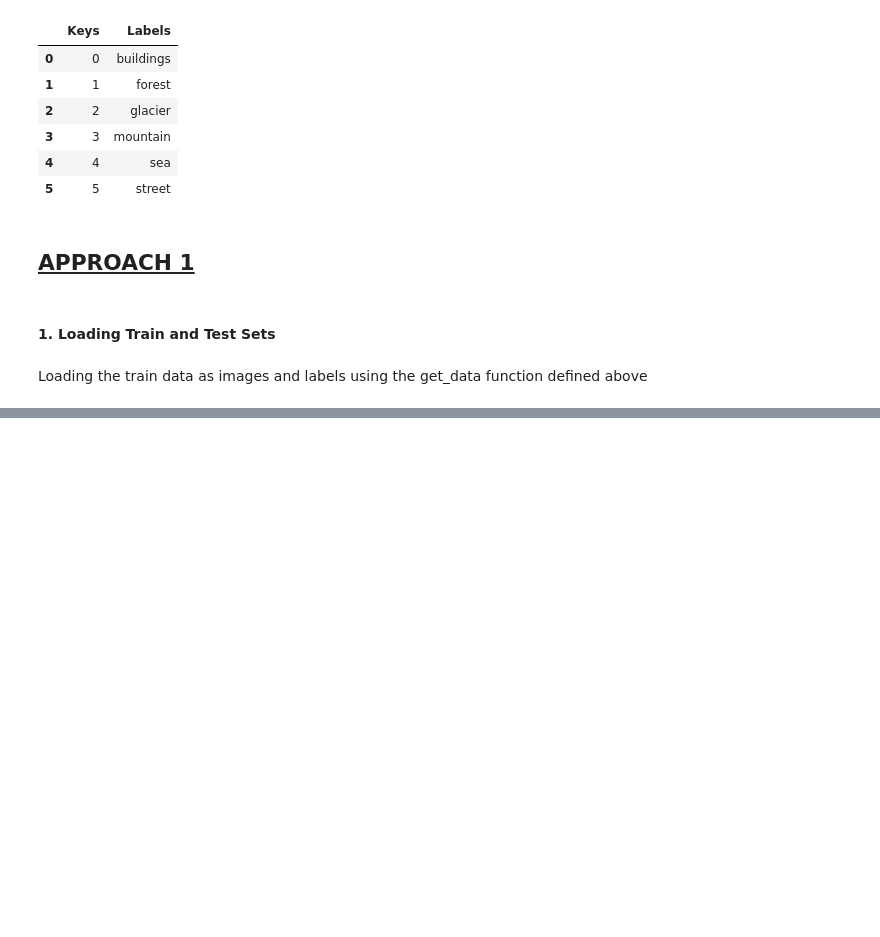
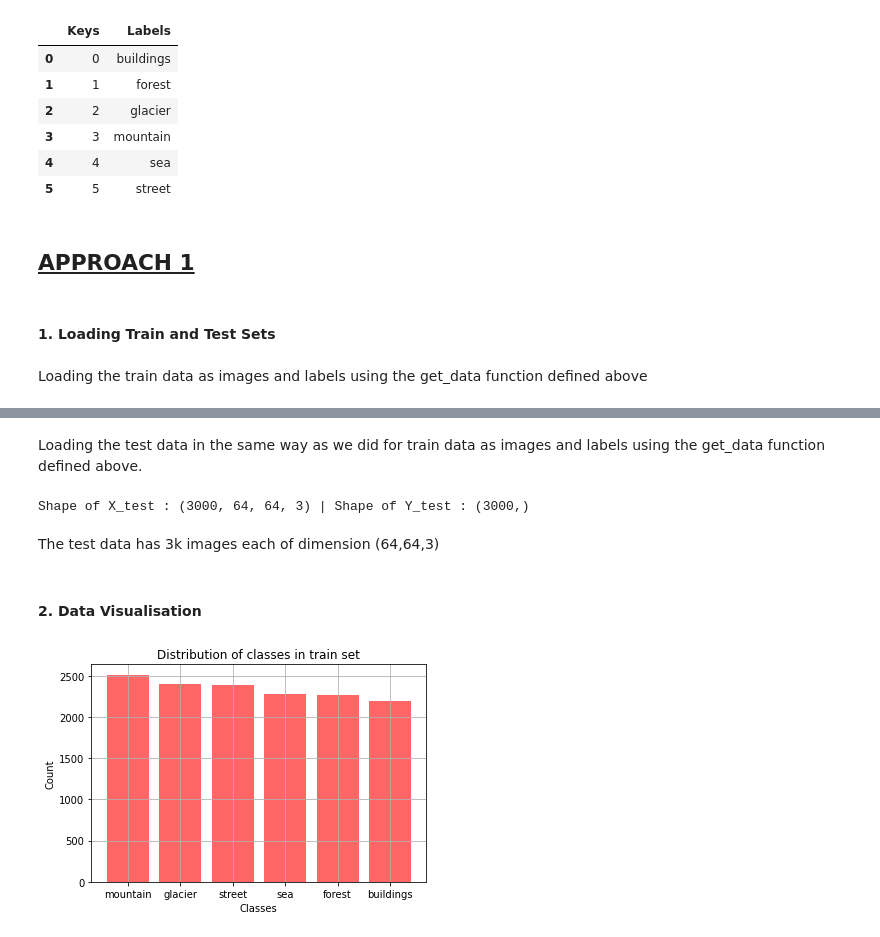
Before and after one commit to IshaniBari/-Classification-of-Natural-Scenes-for-Unmanned-Aerial-Vehicles-UAVs-, a Jupyter notebook: Untitled0.ipynb, the cells around one changed output, grey strips where cells are left out. Drawn from its saved outputs; the diff is of its cells as text; code cells hidden in the pictures; blank space fills up the shorter version.

```diff
--- a/Untitled0.ipynb
+++ b/Untitled0.ipynb
@@ -145,3 +145,19 @@ train_dir = os.path.join(train_data_path,'seg_train')
 test_dir = os.path.join(train_data_path,'seg_test')
 # %% [markdown]
 Loading the train data as images and labels using the get_data function defined above
+# %%
+# Loading the train data in using the get_data function defined above
+# in X_train which would be images and y_train which would be labels corresponding to images
+X_train , y_train = get_data(train_dir)
+
+# Scaling the X_train (images)
+X_train = np.array(X_train) / 255
+
+# Converting the labels in y_train to an array
+y_train = np.array(y_train)
+
+# Shuffling the X_train and y_train as now it would be in order that is
+# first all images would be of one certain class, then other few images of
+# other certain class and so on.
+# So shuffling the images and its labels
+X_train, y_train = shuffle(X_train, y_train, random_state=0)
@@ -147,0 +171,2 @@ Loading the train data as images and labels using the get_data function defined
+# %% [markdown]
+Loading the test data in the same way as we did for train data as images and labels using the get_data function defined above.
@@ -147,0 +190,25 @@ Loading the train data as images and labels using the get_data function defined
+# %%
+# Checking the dimension of X_test and y_test
+print("Shape of X_test : {} | Shape of Y_test : {}".format(X_test.shape , y_test.shape))
+# %% [output]
+Shape of X_test : (3000, 64, 64, 3) | Shape of Y_test : (3000,)
+# %% [markdown]
+The test data has 3k images each of dimension (64,64,3)
+# %% [markdown]
+#### 2. Data Visualisation
+# %%
+# Checking the distribution of classes in train set
+
+# Creating a label_df to store labels of X_train images
+label_df = pd.DataFrame({"Label" : y_train})
+
+# Plotting a bar chart
+x = label_df['Label'].value_counts().keys()
+y = label_df['Label'].value_counts().values
+plt.bar(x,y , color = 'r' , alpha = 0.6)
+plt.xlabel('Classes')
+plt.ylabel('Count')
+plt.title('Distribution of classes in train set')
+plt.grid()
+# %% [output]
+[figure, added]
```
Also changed, not shown: parts of 8 cells of this notebook.
